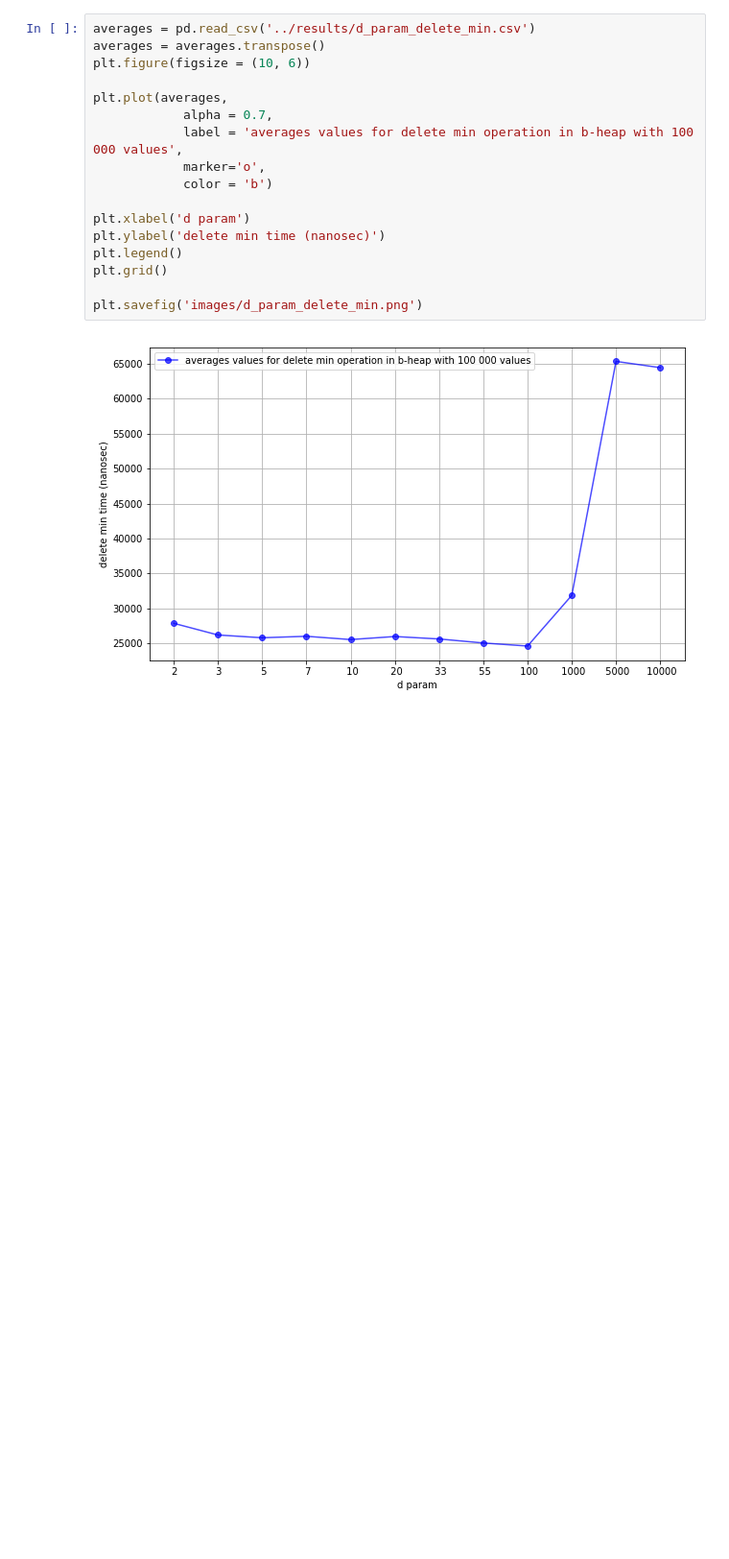
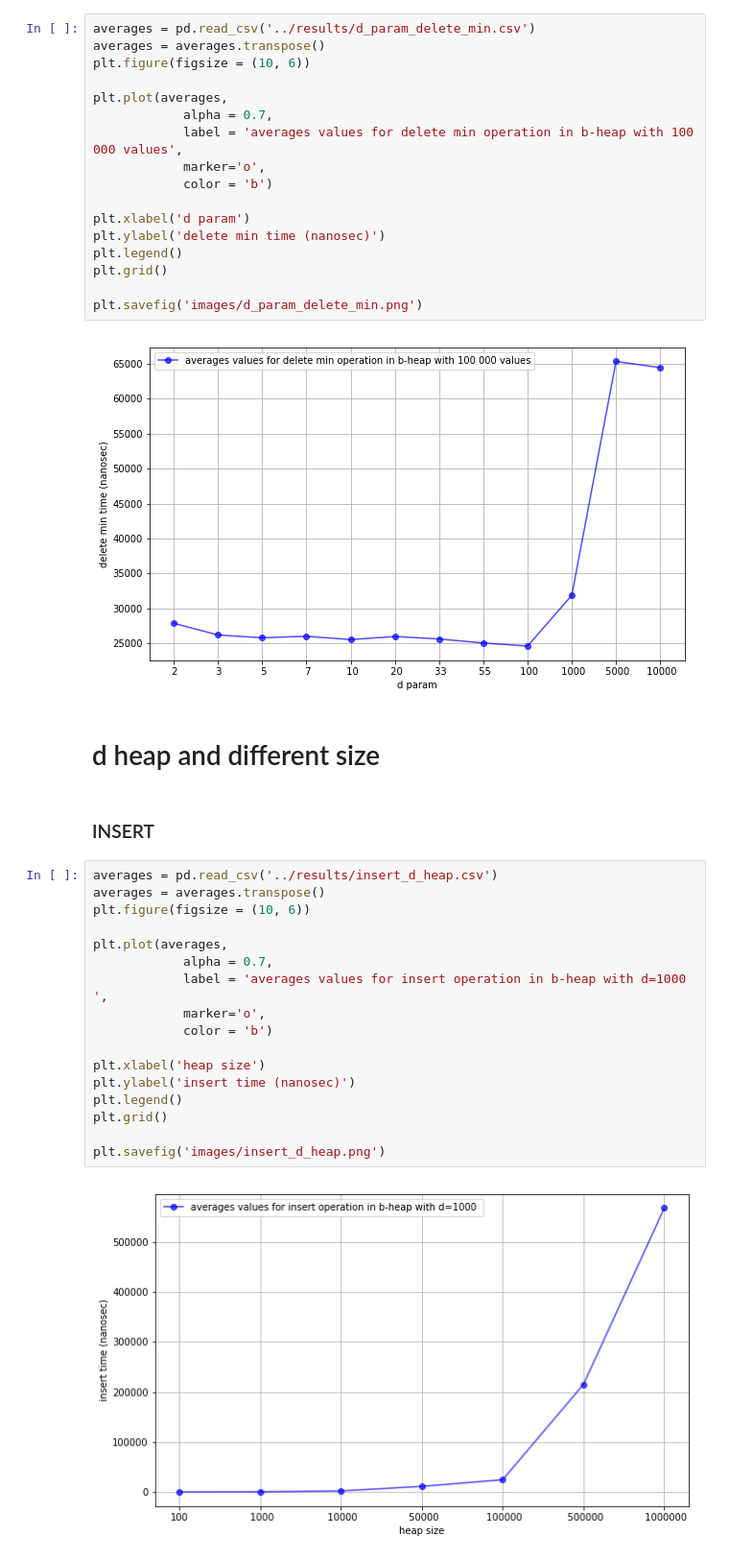
Before and after one commit to DaniilRoman/heaps_comparison, a Jupyter notebook: chart/chart.ipynb, the cells around one changed output. Shown at 96% size. Cells and saved outputs as stored; diff of their text form; blank space fills up the shorter version.

```diff
--- a/chart/chart.ipynb
+++ b/chart/chart.ipynb
@@ -69,3 +69,26 @@ plt.grid()
 plt.savefig('images/d_param_delete_min.png')
 # %% [output]
 [figure]
+# %% [markdown]
+# d heap and different size
+# %% [markdown]
+### INSERT
+# %%
+averages = pd.read_csv('../results/insert_d_heap.csv')
+averages = averages.transpose()
+plt.figure(figsize = (10, 6))
+
+plt.plot(averages,
+            alpha = 0.7,
+            label = 'averages values for insert operation in b-heap with d=1000 ',
+            marker='o',
+            color = 'b')
+
+plt.xlabel('heap size')
+plt.ylabel('insert time (nanosec)')
+plt.legend()
+plt.grid()
+
+plt.savefig('images/insert_d_heap.png')
+# %% [output]
+[figure, added]
```
Also changed, not shown: parts of 4 cells of this notebook, 5 other files.
